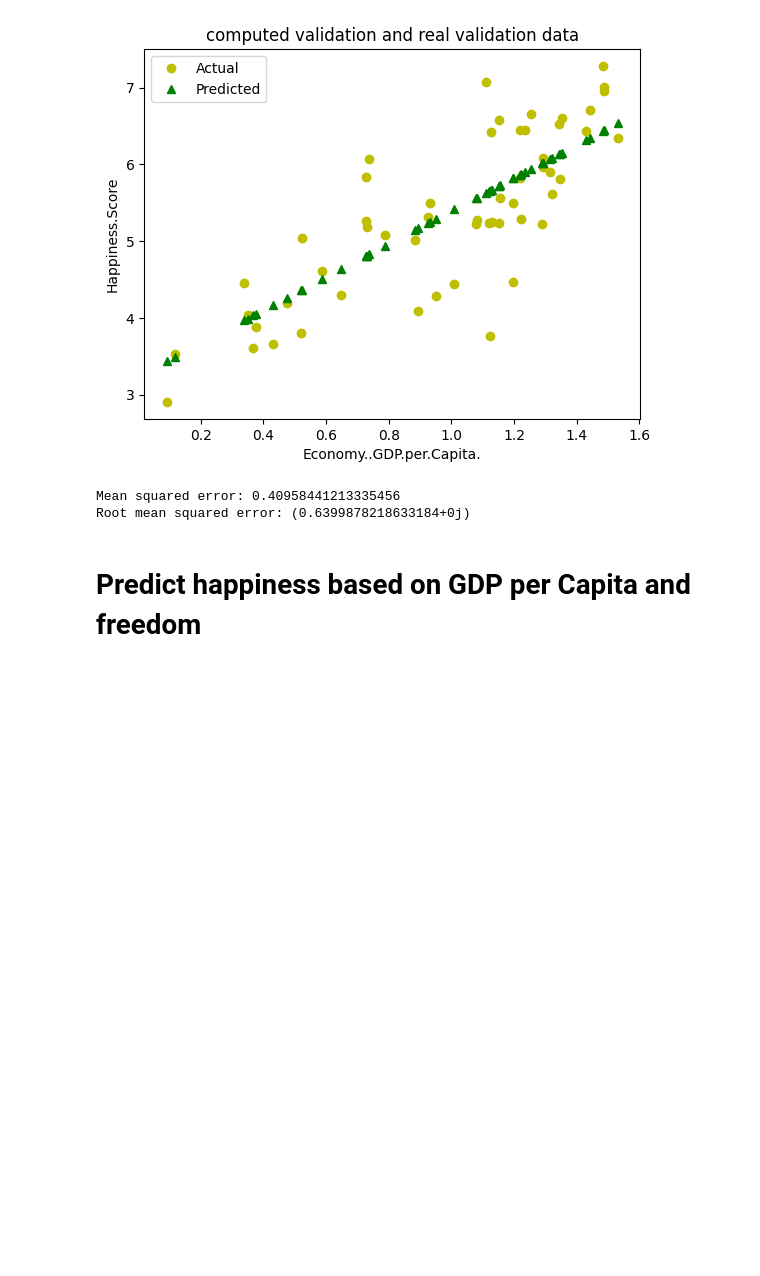
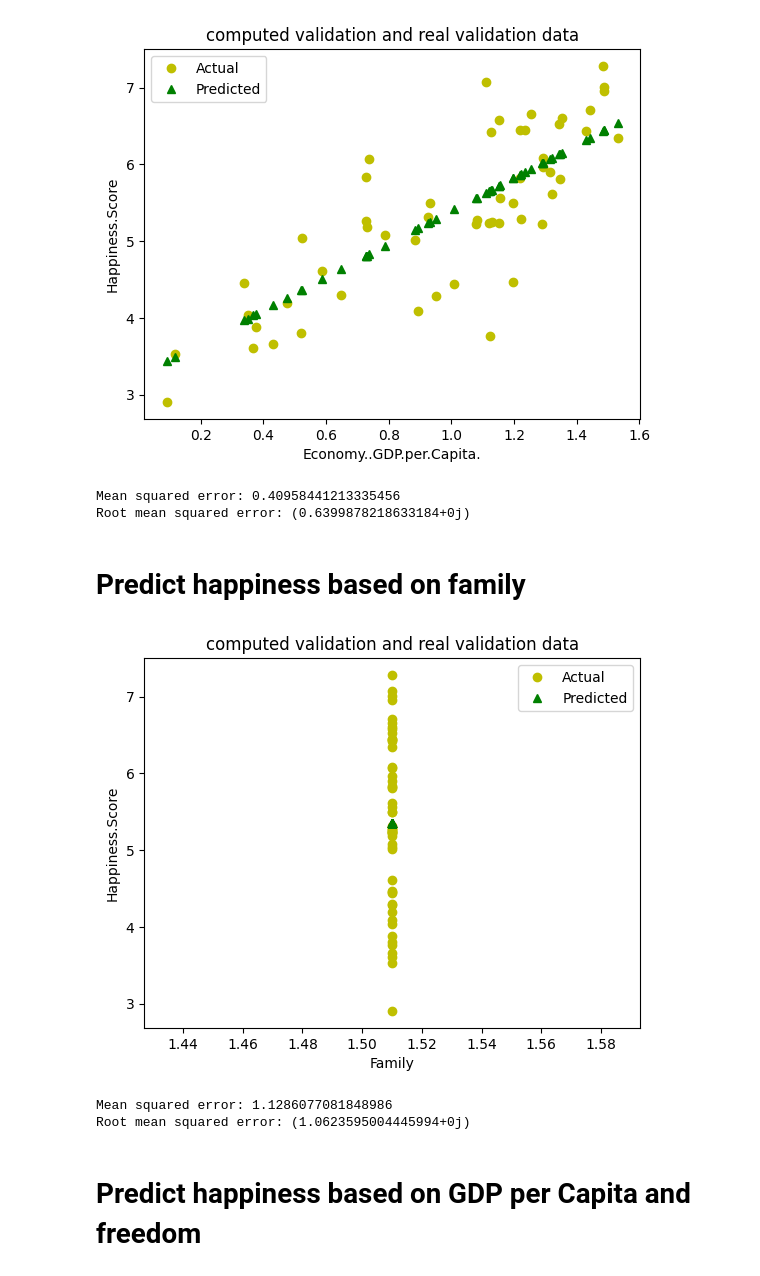
Before and after one commit to zdrobix/csubb, a Jupyter notebook: Semestru 4/IA/lab/lab5/regression_implemented.ipynb, the cells around one changed output. Cells and saved outputs as stored; diff of their text form; code cells hidden in the pictures; blank space fills up the shorter version.

```diff
--- a/Semestru 4/IA/lab/lab5/regression_implemented.ipynb
+++ b/Semestru 4/IA/lab/lab5/regression_implemented.ipynb
@@ -154,6 +155,14 @@ def run_model():
 [figure]
 Mean squared error: 0.40958441213335456
 Root mean squared error: (0.6399878218633184+0j)
+# %% [markdown]
+# Predict happiness based on family
+# %%
+model_family = get_linear_regression(read_dataset(dataset_path), ['Family'], 'Happiness.Score')
+# %% [output]
+[figure, added]
+Mean squared error: 1.1286077081848986
+Root mean squared error: (1.0623595004445994+0j)
 # %% [markdown]
 # Predict happiness based on GDP per Capita and freedom
 # %%
```
Also changed, not shown: parts of 1 cell of this notebook, 1 other file.
